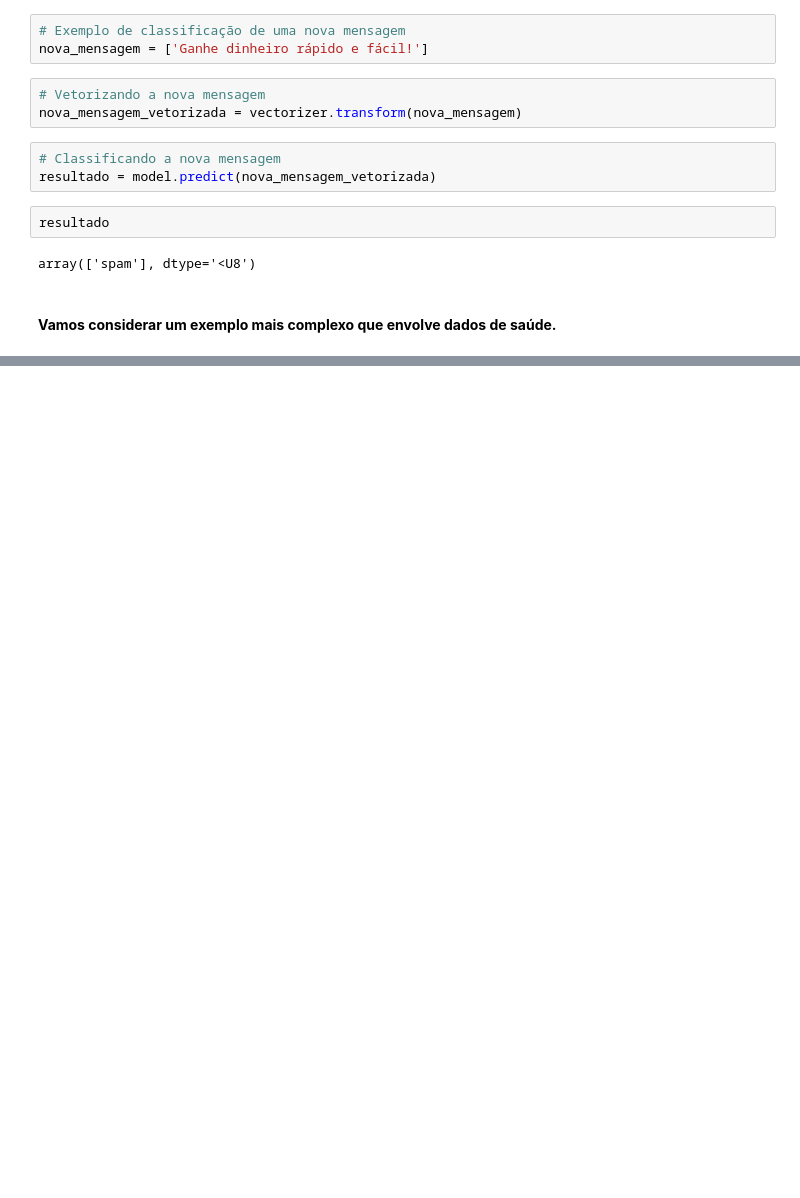
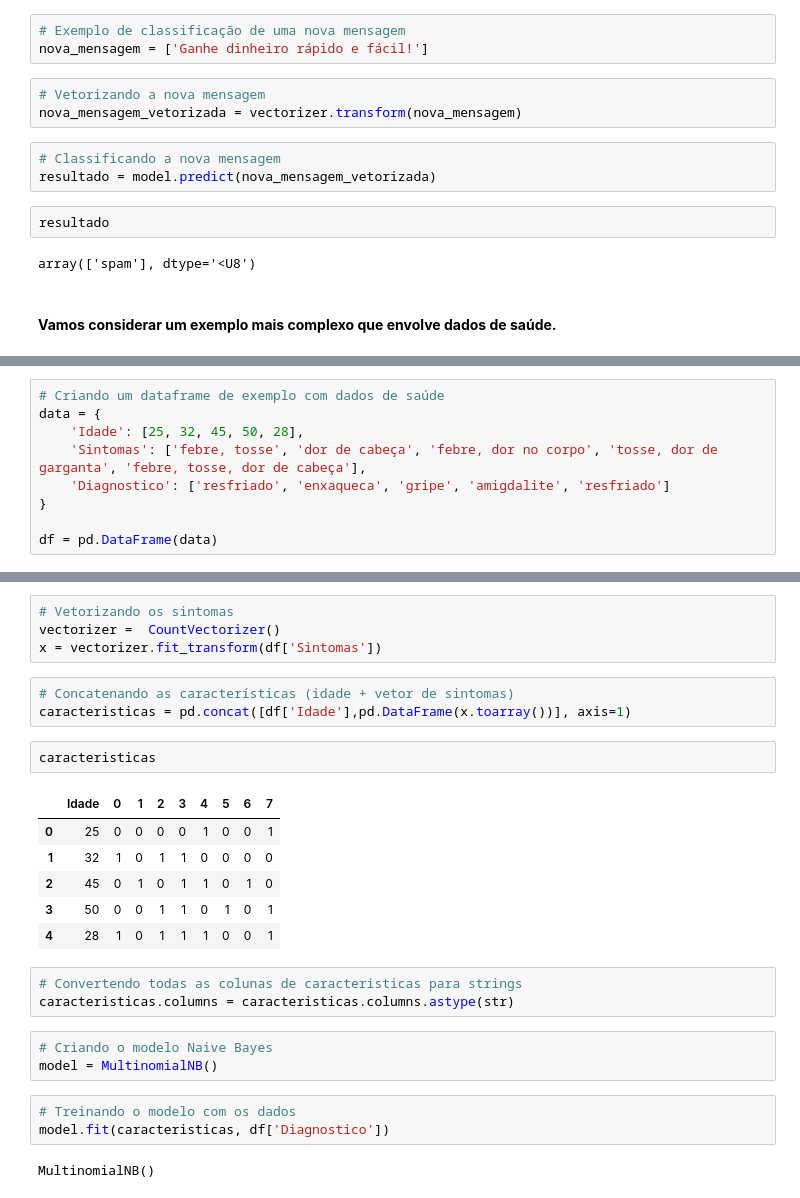
Before and after one commit to KARINAgoncalvesSOARES/Machine_Learning, a Jupyter notebook: 3.algoritmo_ML_supervisionado/Naive Bayes/1.NaiveBayes_descricao.ipynb, the cells around one changed output, grey strips where cells are left out. Drawn from its saved outputs; the diff is of its cells as text; blank space fills up the shorter version.

Commit message:
Naive Bayes na forma Multinomial

```diff
--- a/3.algoritmo_ML_supervisionado/Naive Bayes/1.NaiveBayes_descricao.ipynb
+++ b/3.algoritmo_ML_supervisionado/Naive Bayes/1.NaiveBayes_descricao.ipynb
@@ -256,0 +266,9 @@ array(['spam'], dtype='<U8')
+# %%
+# Criando um dataframe de exemplo com dados de saúde
+data = {
+    'Idade': [25, 32, 45, 50, 28],
+    'Sintomas': ['febre, tosse', 'dor de cabeça', 'febre, dor no corpo', 'tosse, dor de garganta', 'febre, tosse, dor de cabeça'],
+    'Diagnostico': ['resfriado', 'enxaqueca', 'gripe', 'amigdalite', 'resfriado']
+}
+
+df = pd.DataFrame(data)
@@ -256,0 +284,27 @@ array(['spam'], dtype='<U8')
+# %%
+# Vetorizando os sintomas
+vectorizer =  CountVectorizer()
+x = vectorizer.fit_transform(df['Sintomas'])
+# %%
+# Concatenando as características (idade + vetor de sintomas)
+caracteristicas = pd.concat([df['Idade'],pd.DataFrame(x.toarray())], axis=1)
+# %%
+caracteristicas
+# %% [output]
+|  | Idade | 0 | 1 | 2 | 3 | 4 | 5 | 6 | 7 |
+| 0 | 25 | 0 | 0 | 0 | 0 | 1 | 0 | 0 | 1 |
+| 1 | 32 | 1 | 0 | 1 | 1 | 0 | 0 | 0 | 0 |
+| 2 | 45 | 0 | 1 | 0 | 1 | 1 | 0 | 1 | 0 |
+| 3 | 50 | 0 | 0 | 1 | 1 | 0 | 1 | 0 | 1 |
+| 4 | 28 | 1 | 0 | 1 | 1 | 1 | 0 | 0 | 1 |
+# %%
+# Convertendo todas as colunas de caracteristicas para strings
+caracteristicas.columns = caracteristicas.columns.astype(str)
+# %%
+# Criando o modelo Naive Bayes
+model = MultinomialNB()
+# %%
+# Treinando o modelo com os dados
+model.fit(caracteristicas, df['Diagnostico'])
+# %% [output]
+MultinomialNB()
```
Also changed, not shown: parts of 9 cells of this notebook.
